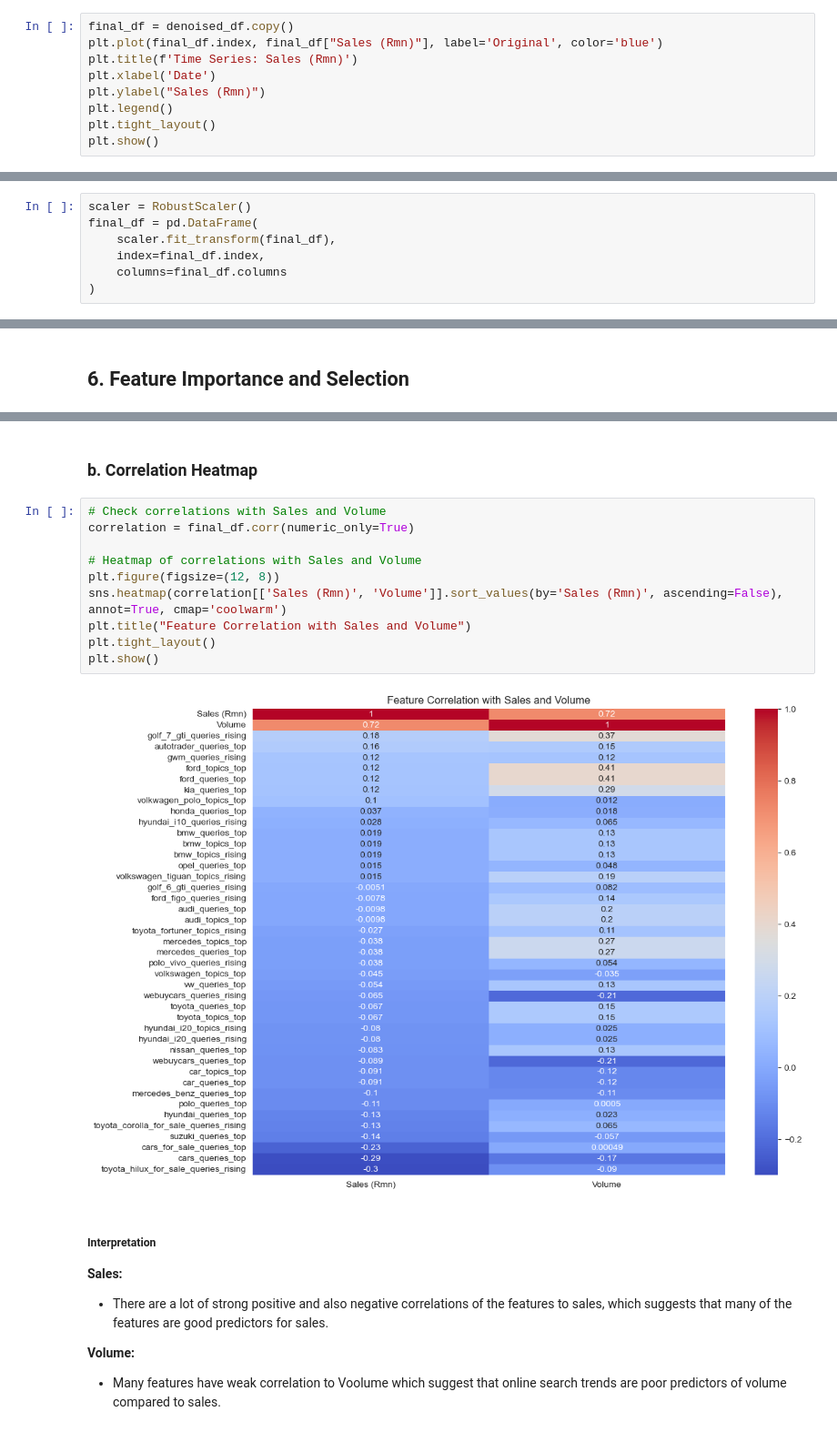
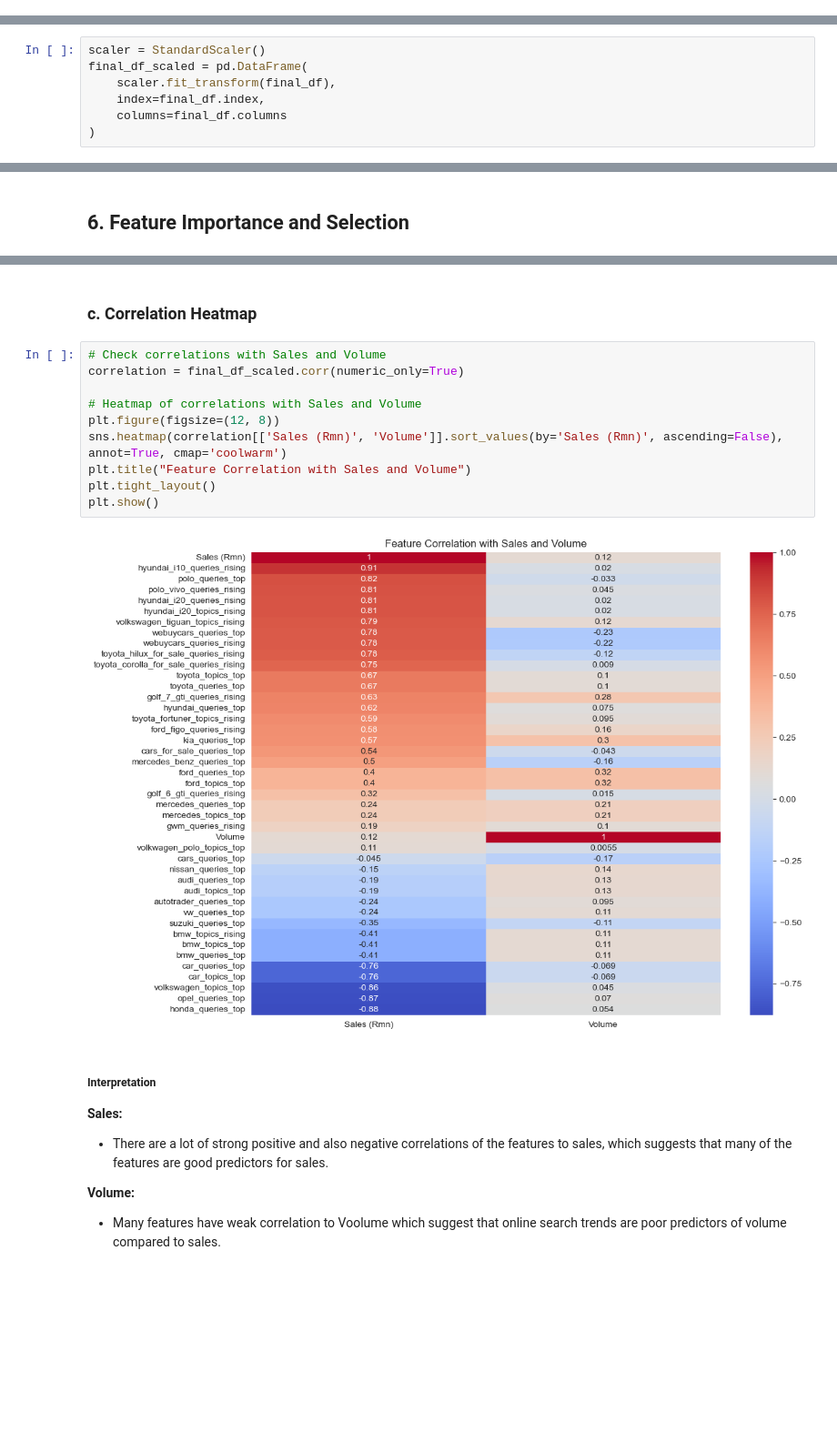
Before and after one commit to MahlatsiM/HonoursResearch, a Jupyter notebook: Car_Pred_2.0.ipynb, the cells around one changed output, grey strips where cells are left out. Shown at 91% size. Cells and saved outputs as stored; diff of their text form; blank space fills up the shorter version.

```diff
--- a/Car_Pred_2.0.ipynb
+++ b/Car_Pred_2.0.ipynb
@@ -655,9 +652,0 @@ plt.show()
-# %%
-final_df = denoised_df.copy()
-plt.plot(final_df.index, final_df["Sales (Rmn)"], label='Original', color='blue')
-plt.title(f'Time Series: Sales (Rmn)')
-plt.xlabel('Date')
-plt.ylabel("Sales (Rmn)")
-plt.legend()
-plt.tight_layout()
-plt.show()
@@ -685,6 +655,6 @@ final_df
 # %%
-scaler = RobustScaler()
-final_df = pd.DataFrame(
+scaler = StandardScaler()
+final_df_scaled = pd.DataFrame(
     scaler.fit_transform(final_df),
     index=final_df.index,
     columns=final_df.columns
@@ -738,19 +780,19 @@ for train_idx, test_idx in tscv.split(X):
     y1_train, y1_test = y1.iloc[train_idx], y1.iloc[test_idx]
     y2_train, y2_test = y2.iloc[train_idx], y2.iloc[test_idx]
 # %% [markdown]
-### b. Correlation Heatmap
+### c. Correlation Heatmap
 # %%
 # Check correlations with Sales and Volume
-correlation = final_df.corr(numeric_only=True)
+correlation = final_df_scaled.corr(numeric_only=True)
 
 # Heatmap of correlations with Sales and Volume
 plt.figure(figsize=(12, 8))
 sns.heatmap(correlation[['Sales (Rmn)', 'Volume']].sort_values(by='Sales (Rmn)', ascending=False), annot=True, cmap='coolwarm')
 plt.title("Feature Correlation with Sales and Volume")
 plt.tight_layout()
 plt.show()
 # %% [output]
-[figure, old version]
+[figure, new version]
 # %% [markdown]
 ##### **Interpretation**
 
```
Also changed, not shown: parts of 24 cells of this notebook.
